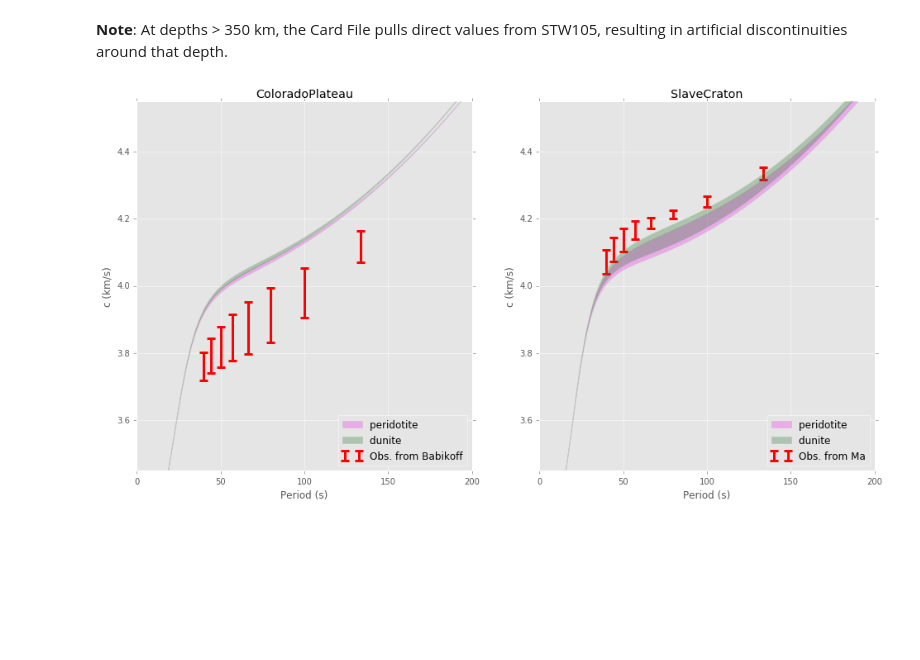
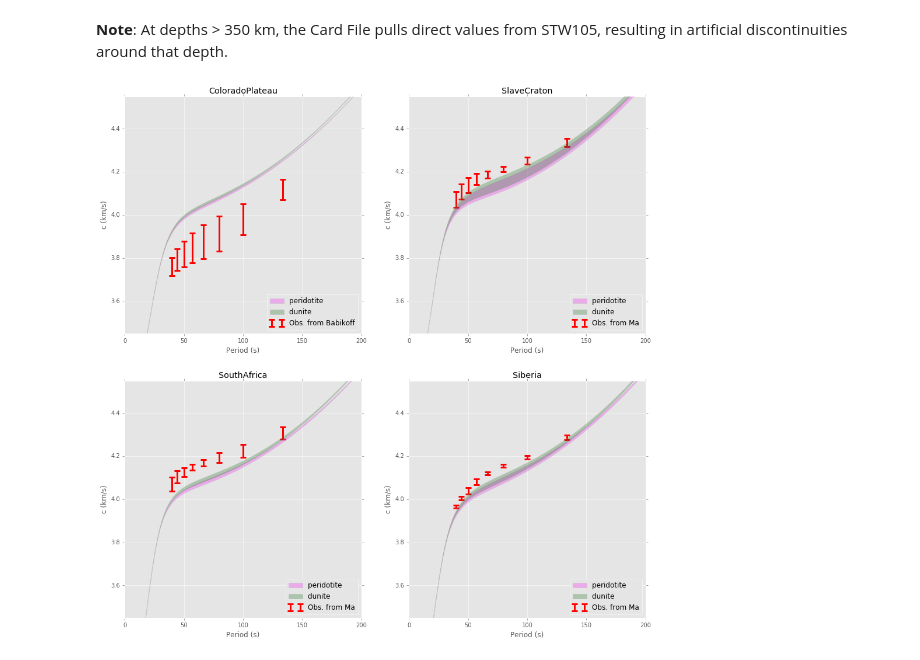
Before and after one commit to nmancinelli/ss-precursors, a Jupyter notebook: Forward_Modeling_Workflow.ipynb, the cells around one changed output. Drawn from its saved outputs; the diff is of its cells as text; code cells hidden in the pictures; blank space fills up the shorter version.

Commit message:
Added Siberia and the South Africa.

```diff
--- a/Forward_Modeling_Workflow.ipynb
+++ b/Forward_Modeling_Workflow.ipynb
@@ -16,7 +16,7 @@ from matplotlib import pylab as plt
 plt.style.use('ggplot')
 
 rocktype = 'dunite'
-location = 'ColoradoPlateau'
+location = 'Siberia'
 
 import pickle
 fin = open('perplex/%s_stx11/funs.pickle' % rocktype,'rb')
@@ -67,9 +67,21 @@ if "Colorado" in location:
     zmoho = c.zmoho
     atten_file = 'seismic_JF10_gs10mm_Temp_AD0p40_TP1350_ZG155'
 
-else:
+elif "Slave" in location:
     from crust1.crust1 import Crust1
     c = Crust1().load('crust1/crustal_model_SlaveCraton.pickle').print()
+    zmoho = abs(c.model.Bottom[7])
+    atten_file = 'seismic_JF10_gs10mm_Temp_AD0p40_TP1350_ZG205'
+
+elif "Africa" in location:
+    from crust1.crust1 import Crust1
+    c = Crust1().load('crust1/crustal_model_SouthAfrica.pickle').print()
+    zmoho = abs(c.model.Bottom[7])
+    atten_file = 'seismic_JF10_gs10mm_Temp_AD0p40_TP1350_ZG205'
+
+elif "Siberia" in location:
+    from crust1.crust1 import Crust1
+    c = Crust1().load('crust1/crustal_model_Siberia.pickle').print()
     zmoho = abs(c.model.Bottom[7])
     atten_file = 'seismic_JF10_gs10mm_Temp_AD0p40_TP1350_ZG205'
 
@@ -157,18 +179,26 @@ for tag in gts:
 #Import observations and plot against predictions
 from observations.observations import PhaseVelocities, Region
 
-fig = plt.figure(1,(16,8))
+fig = plt.figure(1,(16,16))
 
-for iplt, location in enumerate(["ColoradoPlateau","SlaveCraton"]):
+for iplt, location in enumerate(["ColoradoPlateau","SlaveCraton","SouthAfrica","Siberia"]):
     if "Colorado" in location:
         source = "Babikoff"
         rg=Region(35,39,-111,-109,source)
 
-    else:
+    elif "Africa" in location:
+        source = "Ma"
+        rg=Region(-28,-26,26,28,source)
+
+    elif "Siberia" in location:
+        source = "Ma"
+        rg=Region(61,63,95,97,source)
+
+    elif "Slave" in location:
         source = "Ma"
         rg=Region(63,66,-112,-108,source)
 
-    plt.subplot(1,2,iplt+1)
+    plt.subplot(2,2,iplt+1)
 
     colors = ['magenta','darkgreen']
     kk=0
@@ -187,31 +217,31 @@ for iplt, location in enumerate(["ColoradoPlateau","SlaveCraton"]):
             minos1 = Minos('max').load(filename1)
             minos2 = Minos('min').load(filename2)
 
 
             _ = plt.fill_between(minos1.period, minos1.c, minos2.c, label='%s %s' % (rt,tag2), lw=1,
                                  facecolor=colors[kk], edgecolor='darkgray', zorder=1000, alpha=0.25)
 
             kk += 1
 
 
 
     xs,ys,yerrs = [],[],[]
     for key in rg.mean:
         xs.append(key)
         ys.append(rg.mean[key]/1000.)
         yerrs.append(rg.std[key]/1000. *2.0)
 
     _ = plt.errorbar(xs, ys, yerr=yerrs,
                      elinewidth=3, label='Obs. from %s' % source, color='red', capsize=5, linestyle=' ',capthick=3,
                     zorder = 1)
 
     plt.xlim(0,200)
     plt.ylim(3.45,4.55)
     plt.ylabel('c (km/s)')
     plt.xlabel('Period (s)')
 
     _,_ = plt.legend(loc=4), plt.title(location)
 
 plt.savefig('img/observations.eps')
 # %% [output]
-[figure, old version]
+[figure, new version]
```
Also changed, not shown: parts of 2 cells of this notebook, 3 other files.
